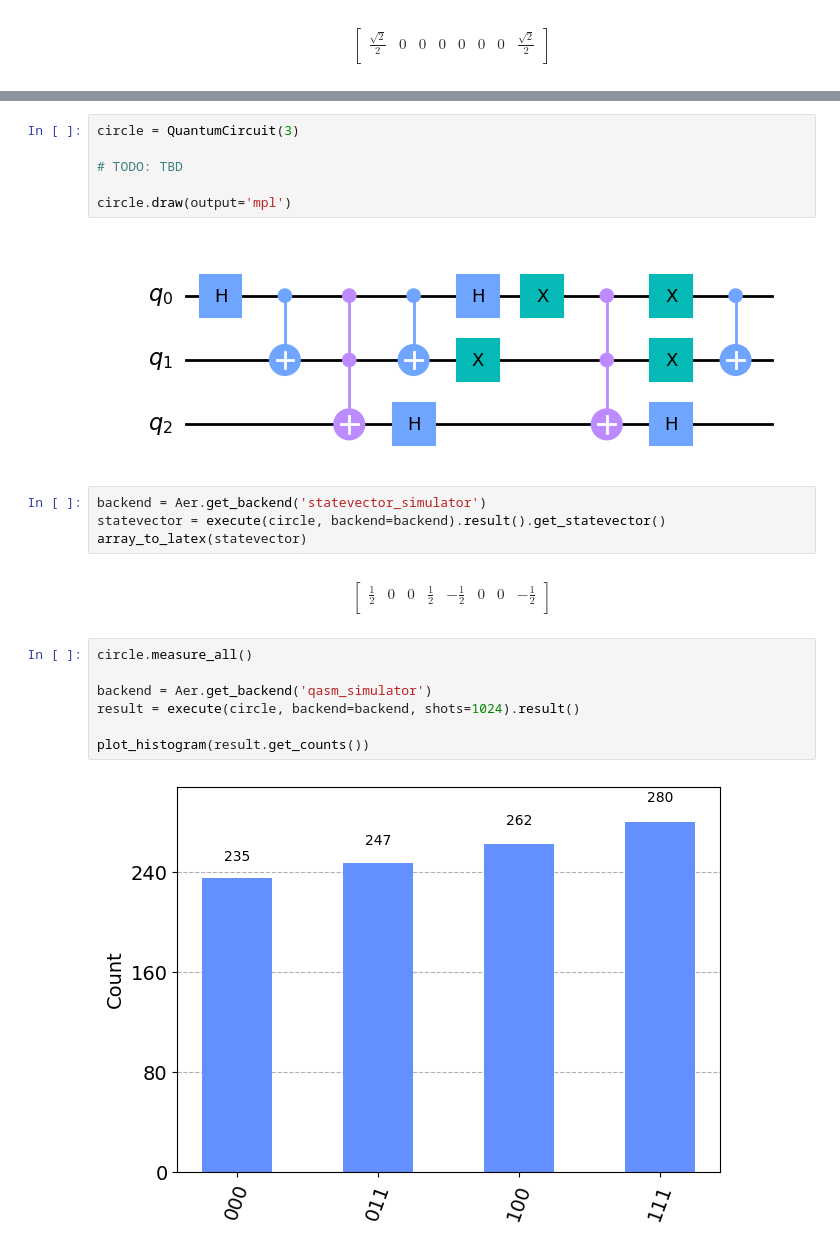
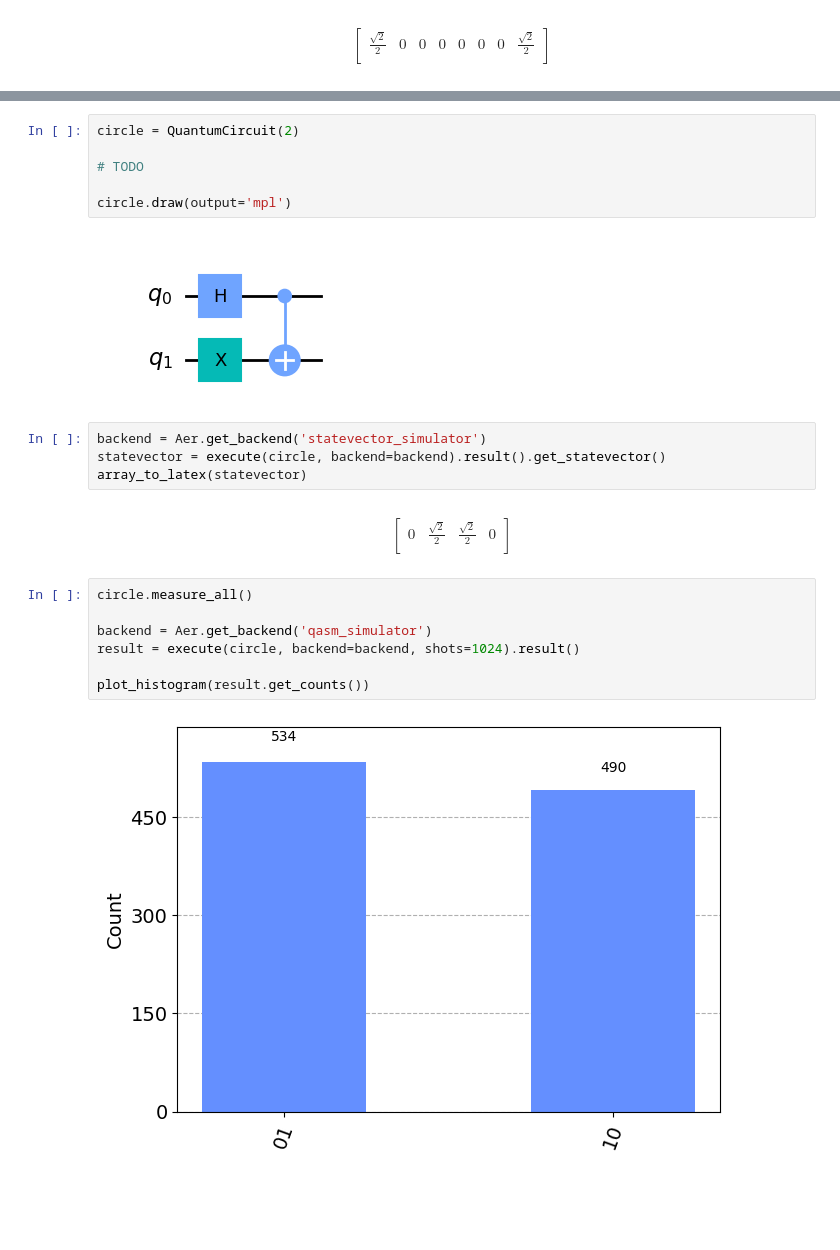
Before and after one commit to uladkaminski/quantum-computing-fundamentals, a Jupyter notebook: 7-quantum-entaglement.ipynb, the cells around one changed output, grey strips where cells are left out. Saved outputs shown, nothing was run; the diff lists cells and outputs as text; blank space fills up the shorter version.

```diff
--- a/7-quantum-entaglement.ipynb
+++ b/7-quantum-entaglement.ipynb
@@ -83,13 +83,13 @@ plot_histogram(result.get_counts())
 
 ![image.png](attachment:image.png)
 # %%
-circle = QuantumCircuit(3)
+circle = QuantumCircuit(2)
 
-# TODO: TBD
+# TODO
 
 circle.draw(output='mpl')
 # %% [output]
-[figure, old version]
+[figure, new version]
 # %%
 backend = Aer.get_backend('statevector_simulator')
 statevector = execute(circle, backend=backend).result().get_statevector()
@@ -97,7 +97,7 @@ array_to_latex(statevector)
 # %% [output]
 $$
 \begin{bmatrix}
-\frac{1}{2} & 0 & 0 & \frac{1}{2} & - \frac{1}{2} & 0 & 0 & - \frac{1}{2}  \\
+0 & \frac{\sqrt{2}}{2} & \frac{\sqrt{2}}{2} & 0  \\
  \end{bmatrix}
 $$
 # %%
@@ -108,4 +108,4 @@ result = execute(circle, backend=backend, shots=1024).result()
 
 plot_histogram(result.get_counts())
 # %% [output]
-[figure, old version]
+[figure, new version]
```
Also changed, not shown: parts of 2 cells of this notebook, 2 other files.
